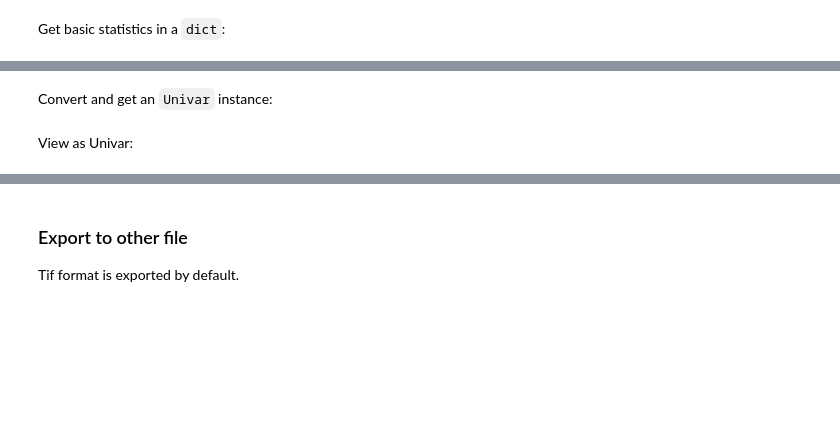
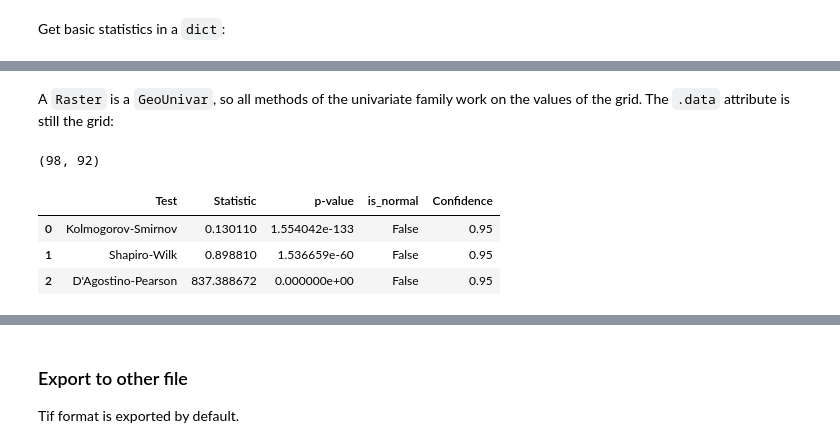
Before and after one commit to iporepos/plans, a Jupyter notebook: docs/tutorials/raster_01.ipynb, the cells around one changed output, grey strips where cells are left out. Cells and saved outputs as stored; diff of their text form; code cells hidden in the pictures; blank space fills up the shorter version.

```diff
--- a/docs/tutorials/raster_01.ipynb
+++ b/docs/tutorials/raster_01.ipynb
@@ -98,2 +161,0 @@ rs.view()
-# %% [markdown]
-Convert and get an `Univar` instance:
@@ -103,2 +161,0 @@ print(type(uv))
-# %% [markdown]
-View as Univar:
@@ -106,0 +162,11 @@ uv.view()
+# %% [markdown]
+A `Raster` is a `GeoUnivar`, so all methods of the univariate family work on the values of the grid. The `.data` attribute is still the grid:
+# %%
+print(rs.data.shape)
+rs.get_normality()
+# %% [output]
+(98, 92)
+|  | Test | Statistic | p-value | is_normal | Confidence |
+| 0 | Kolmogorov-Smirnov | 0.130110 | 1.554042e-133 | False | 0.95 |
+| 1 | Shapiro-Wilk | 0.898810 | 1.536659e-60 | False | 0.95 |
+| 2 | D'Agostino-Pearson | 837.388672 | 0.000000e+00 | False | 0.95 |
```
Also changed, not shown: parts of 35 cells of this notebook, 18 other files.
